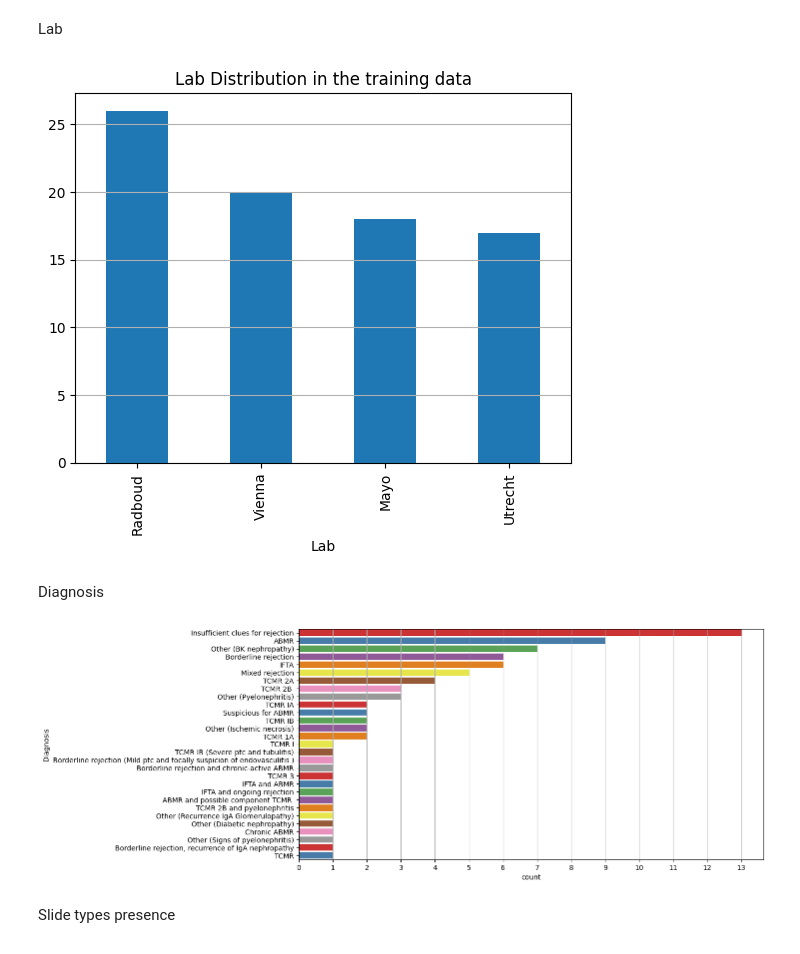
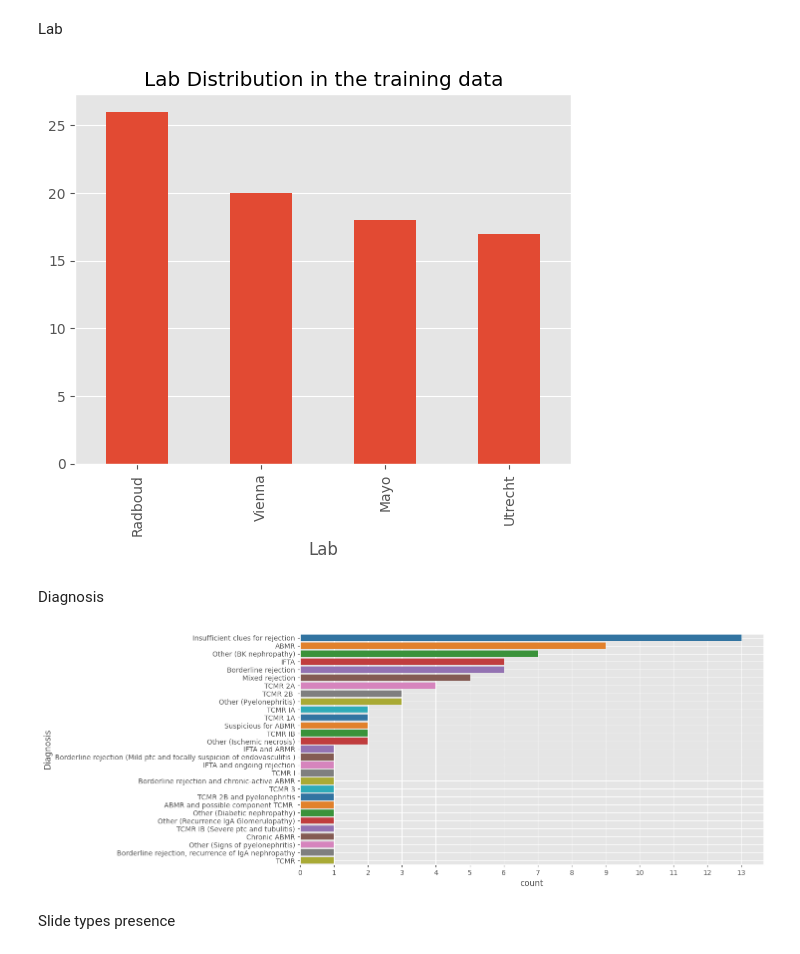
Before and after one commit to AImageLab-zip/MONKEY_challenge_ziplab, a Jupyter notebook: data_analysis/context_analisys.ipynb, the cells around one changed output. Drawn from its saved outputs; the diff is of its cells as text; code cells hidden in the pictures.

```diff
--- a/data_analysis/context_analisys.ipynb
+++ b/data_analysis/context_analisys.ipynb
@@ -6,6 +8,7 @@ import pandas as pd
 import matplotlib.pyplot as plt
 import seaborn as sns
 
+plt.style.use('ggplot')
 #ignore warnings
 import warnings
 warnings.filterwarnings('ignore')
@@ -89,23 +92,23 @@ np.int64(1)
 Lab
 # %%
 data["Lab"].value_counts().plot(kind='bar')
-plt.grid(axis='y')
+plt.grid(axis='x')
 plt.title("Lab Distribution in the training data")
 plt.show()
 # %% [output]
-[figure, old version]
+[figure, new version]
 # %% [markdown]
 Diagnosis
 # %%
 # plot the diagnosis column relative to dataset size
 plt.figure(figsize=(12,6))
-sns.countplot(data['Diagnosis'], label="Count", palette="Set1", order = data['Diagnosis'].value_counts().index)
-plt.grid(axis='x')
+sns.countplot(data['Diagnosis'], label="Count", palette="tab10", order = data['Diagnosis'].value_counts().index)
+plt.grid(True)
 #set x ticks to every numnbr of data points
 plt.xticks(np.arange(0, max(data['Diagnosis'].value_counts() + 1), step=1))
 plt.show()
 # %% [output]
-[figure, old version]
+[figure, new version]
 # %% [markdown]
 Slide types presence
 # %%
```
Also changed, not shown: parts of 21 cells of this notebook.
